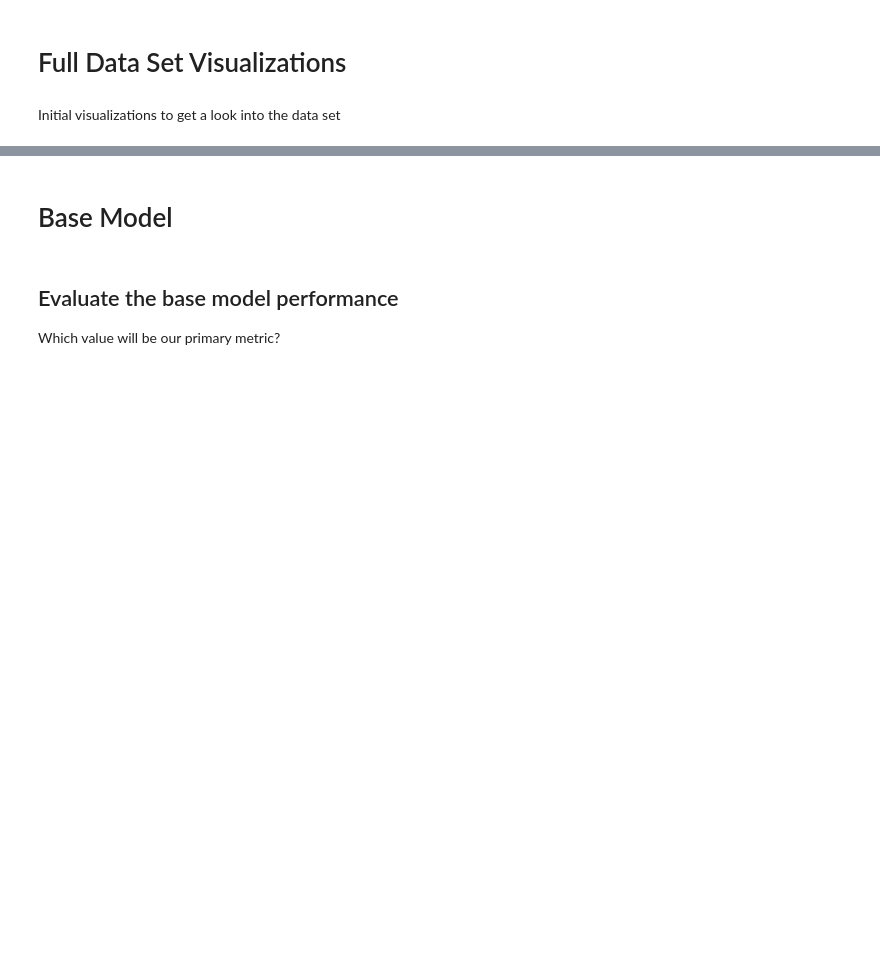
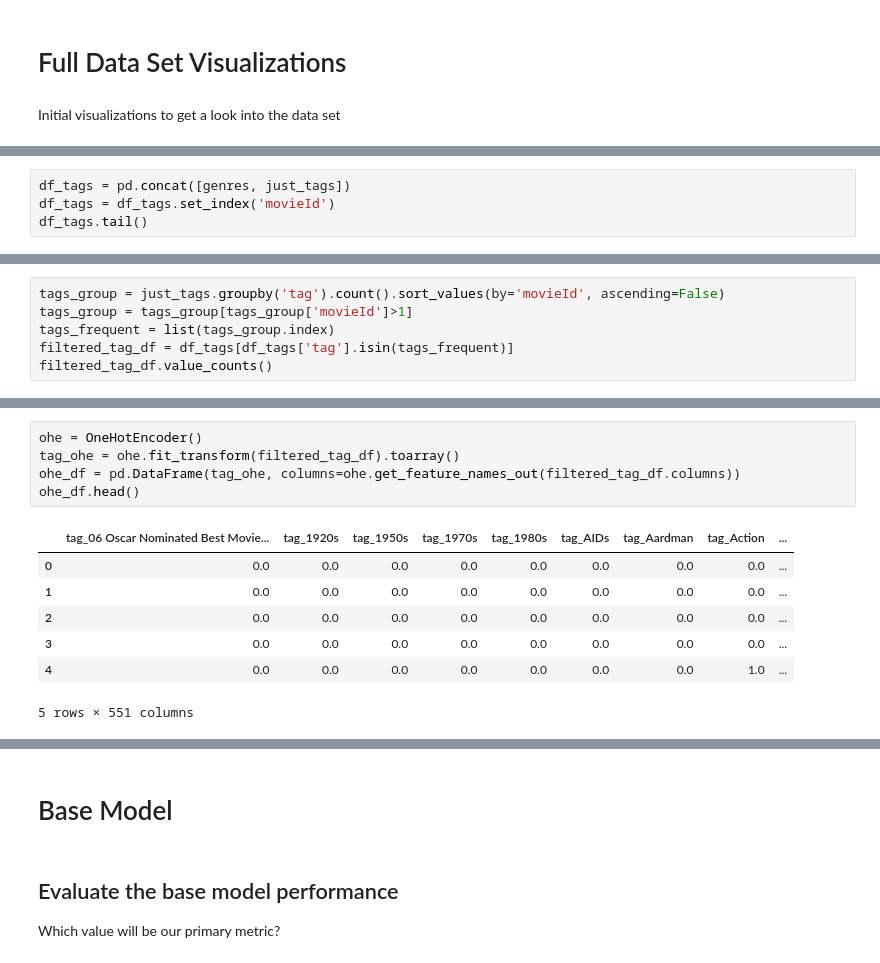
Before and after one commit to abigailjcampbell/doc-phase-4-project, a Jupyter notebook: data_analysis.ipynb, the cells around one changed output, grey strips where cells are left out. Saved outputs shown, nothing was run; the diff lists cells and outputs as text; blank space fills up the shorter version.

```diff
--- a/data_analysis.ipynb
+++ b/data_analysis.ipynb
@@ -57,0 +346,4 @@ Prepare the data to be compatible with classification
+# %%
+df_tags = pd.concat([genres, just_tags])
+df_tags = df_tags.set_index('movieId')
+df_tags.tail()
@@ -57,0 +374,6 @@ Prepare the data to be compatible with classification
+# %%
+tags_group = just_tags.groupby('tag').count().sort_values(by='movieId', ascending=False)
+tags_group = tags_group[tags_group['movieId']>1]
+tags_frequent = list(tags_group.index)
+filtered_tag_df = df_tags[df_tags['tag'].isin(tags_frequent)]
+filtered_tag_df.value_counts()
@@ -57,0 +394,13 @@ Prepare the data to be compatible with classification
+# %%
+ohe = OneHotEncoder()
+tag_ohe = ohe.fit_transform(filtered_tag_df).toarray()
+ohe_df = pd.DataFrame(tag_ohe, columns=ohe.get_feature_names_out(filtered_tag_df.columns))
+ohe_df.head()
+# %% [output]
+|  | tag_06 Oscar Nominated Best Movie... | tag_1920s | tag_1950s | tag_1970s | tag_1980s | tag_AIDs | tag_Aardman | tag_Action | ... |
+| 0 | 0.0 | 0.0 | 0.0 | 0.0 | 0.0 | 0.0 | 0.0 | 0.0 | ... |
+| 1 | 0.0 | 0.0 | 0.0 | 0.0 | 0.0 | 0.0 | 0.0 | 0.0 | ... |
+| 2 | 0.0 | 0.0 | 0.0 | 0.0 | 0.0 | 0.0 | 0.0 | 0.0 | ... |
+| 3 | 0.0 | 0.0 | 0.0 | 0.0 | 0.0 | 0.0 | 0.0 | 0.0 | ... |
+| 4 | 0.0 | 0.0 | 0.0 | 0.0 | 0.0 | 0.0 | 0.0 | 1.0 | ... |
+5 rows × 551 columns
```
Also changed, not shown: parts of 71 cells of this notebook.
